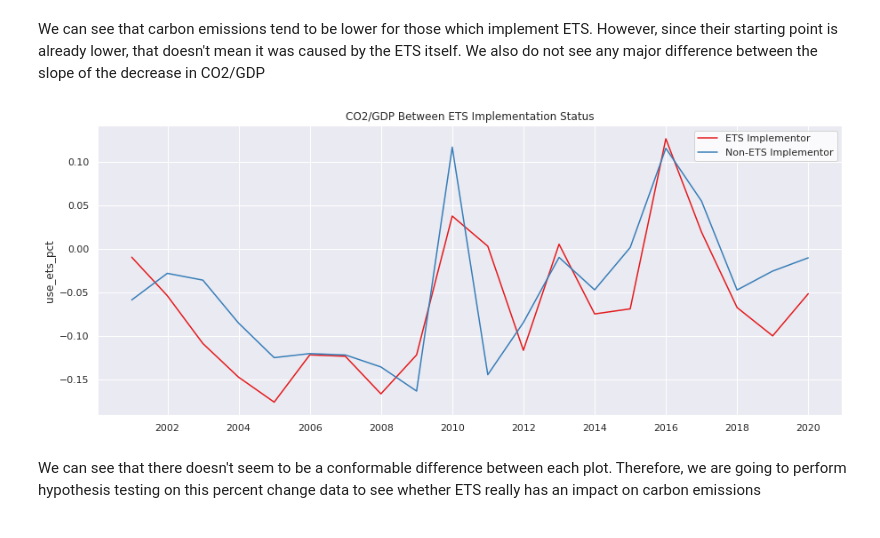
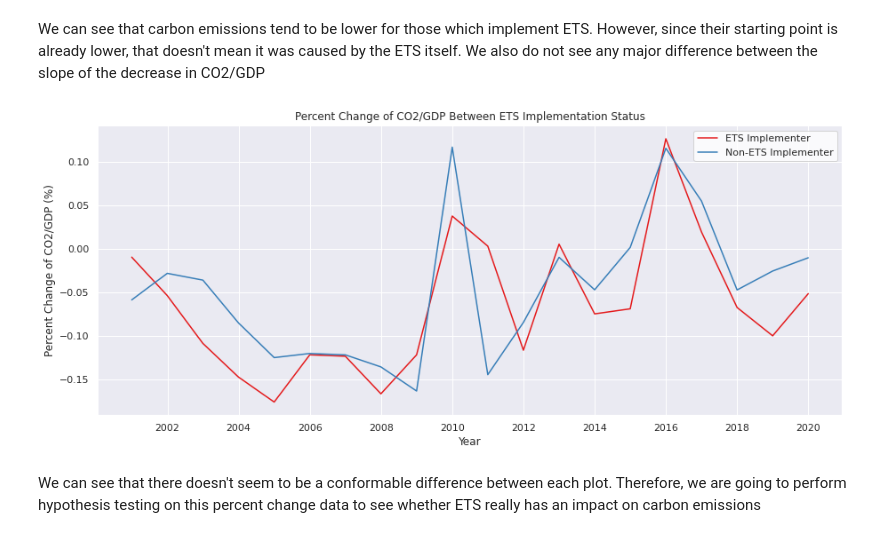
Before and after one commit to NikkiSatmaka/ets-on-carbon-emission, a Jupyter notebook: co2_gdp.ipynb, the cells around one changed output. Saved outputs shown, nothing was run; the diff lists cells and outputs as text; code cells hidden in the pictures.

```diff
--- a/co2_gdp.ipynb
+++ b/co2_gdp.ipynb
@@ -273,13 +276,15 @@ We also do not see any major difference between the slope of the decrease in CO2
 # %%
 # compare percent change
 plt.figure(figsize=(15, 6))
 sns.lineplot(data=df_ets_mean_ts['use_ets_pct'][1:])
 sns.lineplot(data=df_ets_mean_ts['no_ets_pct'][1:])
-plt.title(f'CO2/GDP Between ETS Implementation Status')
-plt.legend(labels=['ETS Implementor','Non-ETS Implementor'], facecolor='white')
+plt.title(f'Percent Change of CO2/GDP Between ETS Implementation Status')
+plt.xlabel('Year')
+plt.ylabel('Percent Change of CO2/GDP (%)')
+plt.legend(labels=['ETS Implementer','Non-ETS Implementer'], facecolor='white')
 plt.show()
 # %% [output]
-[figure, old version]
+[figure, new version]
 # %% [markdown]
 We can see that there doesn't seem to be a conformable difference between each plot. Therefore, we are going to perform hypothesis testing on this percent change data to see whether ETS really has an impact on carbon emissions
 # %% [markdown]
```
Also changed, not shown: parts of 12 cells of this notebook.
